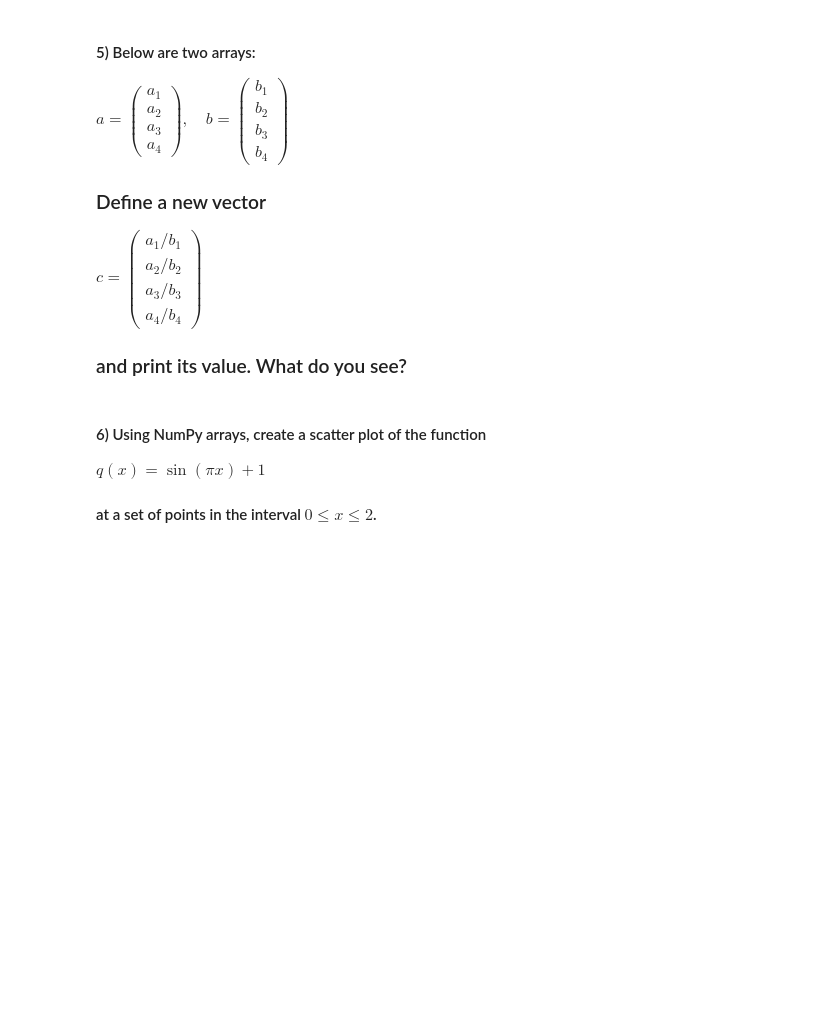
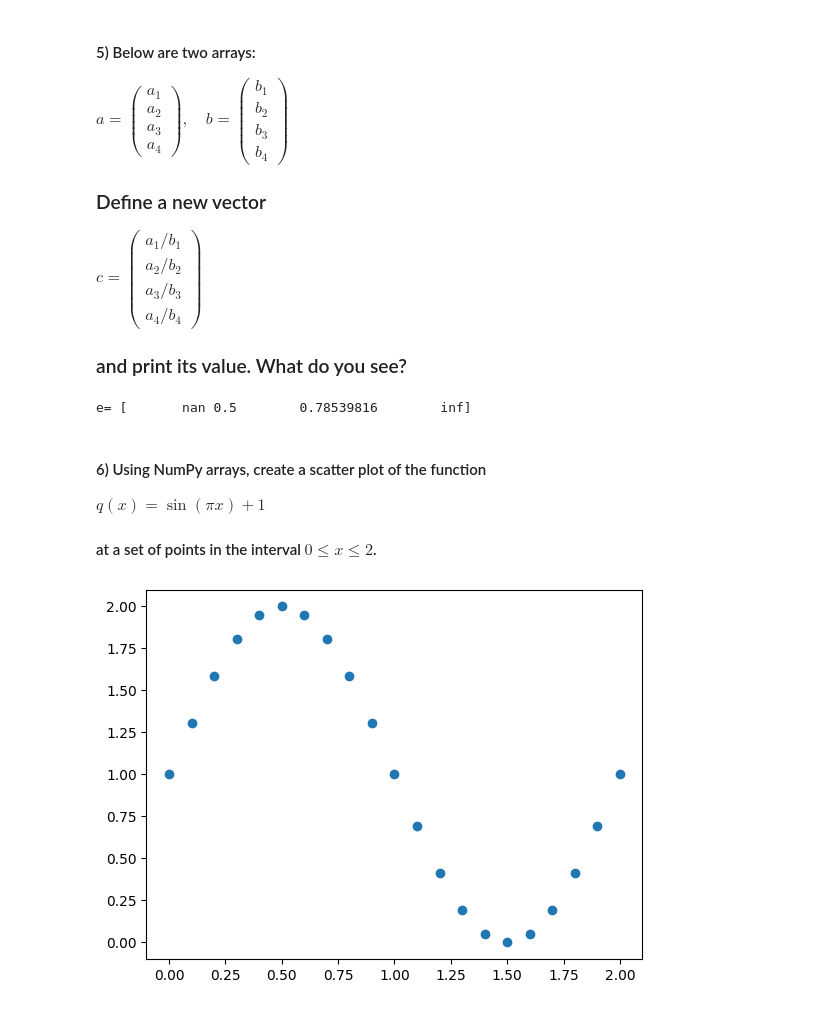
Before and after one commit to joycheng88/qtm151fall2025, a Jupyter notebook: Lecture_05/Lecture5.ipynb, the cells around one changed output. Cells and saved outputs as stored; diff of their text form; code cells hidden in the pictures; blank space fills up the shorter version.

```diff
--- a/Lecture_05/Lecture5.ipynb
+++ b/Lecture_05/Lecture5.ipynb
@@ -403,6 +462,11 @@ a = np.array([0, 1.0, np.pi, np.cos(np.pi/12)])
 b = np.array([0, 2.0, 4, 0])
 
 # your code here
+e = a / b
+print("e=", e)
+# [nan 0.5 0.78539816 inf]
+# %% [output]
+e= [       nan 0.5        0.78539816        inf]
 # %% [markdown]
 #### 6) Using NumPy arrays, create a scatter plot of the function
 
@@ -411,3 +475,12 @@ $q(x) = \sin(\pi x) + 1$
 #### at a set of points in the interval $0 \leq x \leq 2$.
 # %%
 # your code here
+x_vals2 = [0, 0.1, 0.2, 0.3, 0.4, 0.5, 0.6, 0.7, 0.8, 0.9, 1, 1.1, 1.2, 1.3, 1.4, 1.5, 1.6, 1.7, 1.8, 1.9, 2]
+x_vals2 = np.array(x_vals)
+
+y_vals2 = np.sin(np.pi * x_vals) + 1
+
+plt.scatter(x = x_vals2, y = y_vals2)
+plt.show()
+# %% [output]
+[figure, added]
```
Also changed, not shown: parts of 8 cells of this notebook.
